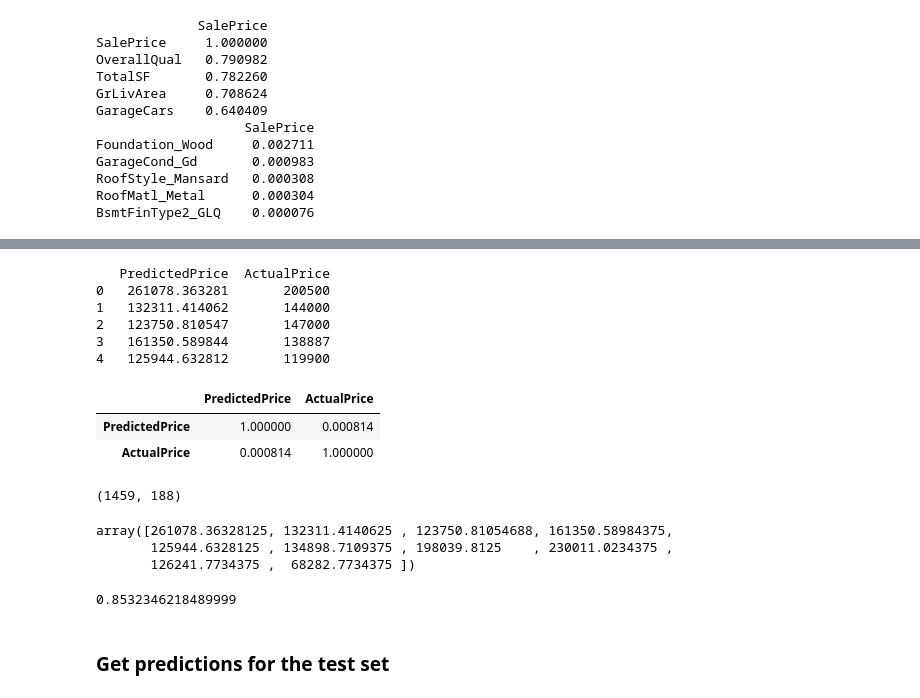
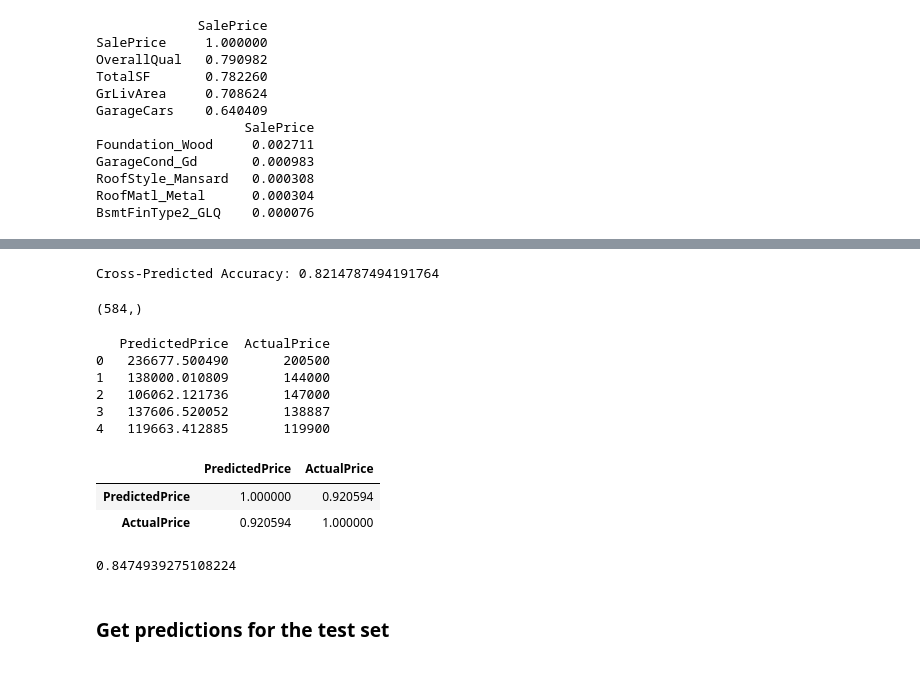
Before and after one commit to cgoeser1/MSDS422_course_assignments, a Jupyter notebook: AmesHousing(2021OCT10).ipynb, the cells around one changed output, grey strips where cells are left out. Saved outputs shown, nothing was run; the diff lists cells and outputs as text; code cells hidden in the pictures.

```diff
--- a/AmesHousing(2021OCT10).ipynb
+++ b/AmesHousing(2021OCT10).ipynb
@@ -812,5 +812,5 @@ RoofMatl_Metal      0.000304
 BsmtFinType2_GLQ    0.000076
 # %%
 ## set correlation threshold for features to keep.
-keep_threshold = 0.05
+keep_threshold = 0.25
 # %%
@@ -823,6 +823,7 @@ len(train_scaled_keep_list)
 # %%
 ## keep_features
+X_keep = X[train_scaled_keep_list]
 X_train_keep = X_train[train_scaled_keep_list]
 X_test_keep = X_test[train_scaled_keep_list]
-len(X_test_keep.columns), len(X_train_keep.columns)
+len(X_keep.columns)  #, len(X_train_keep.columns)
 # %% [output]
@@ -846,0 +847,14 @@ print(len(lin_reg.coef_))
+# %%
+# Using sklearn linear regression module:
+
+## Build the model
+from sklearn.linear_model import LinearRegression
+lin_reg = LinearRegression()
+est = lin_reg.fit(X_keep, y)
+print(est.score(X_keep, y))
+
+#est2 = lin_reg.fit(X_test_keep, y_test)
+#print(est2.score(X_test_keep, y_test))
+
+print(lin_reg.intercept_)
+print(len(lin_reg.coef_))
@@ -847,42 +884,40 @@ print(len(lin_reg.coef_))
+# %%
+accuracy = metrics.r2_score(y, predictions)
+print(f"Cross-Predicted Accuracy: {accuracy}")
+# %% [output]
+Cross-Predicted Accuracy: 0.8214787494191764
+# %%
+X_test_predict = lin_reg.predict(X_test_keep)
+X_test_predict.shape
+# %% [output]
+(584,)
 # %%
 # create a dataframe with the predicted sale price for the x_test and the actual prices from y_test
 
-cross_val_df = pd.DataFrame(y_test_predic, columns = ['PredictedPrice'])
+cross_val_df = pd.DataFrame(X_test_predict, columns = ['PredictedPrice'])
 cross_val_df['ActualPrice']= y_test.values
 print(cross_val_df.head())
 # find the correlation between the two
 cross_val_df.corr()
 # %% [output]
    PredictedPrice  ActualPrice
-0   261078.363281       200500
-1   132311.414062       144000
-2   123750.810547       147000
-3   161350.589844       138887
-4   125944.632812       119900
+0   236677.500490       200500
+1   138000.010809       144000
+2   106062.121736       147000
+3   137606.520052       138887
+4   119663.412885       119900
 |  | PredictedPrice | ActualPrice |
-| PredictedPrice | 1.000000 | 0.000814 |
-| ActualPrice | 0.000814 | 1.000000 |
+| PredictedPrice | 1.000000 | 0.920594 |
+| ActualPrice | 0.920594 | 1.000000 |
-# %%
-## Get all the predictor features.
-X_pred = test_scaled[train_scaled_keep_list]  ## list is generated based on threshold
-X_pred.shape
-# %% [output]
-(1459, 188)
-# %%
-
-y_test_predic = lin_reg.predict(X_test_keep)
-y_test_predic[0:10]
-# %% [output]
-array([261078.36328125, 132311.4140625 , 123750.81054688, 161350.58984375,
-       125944.6328125 , 134898.7109375 , 198039.8125    , 230011.0234375 ,
-       126241.7734375 ,  68282.7734375 ])
 # %%
+## set the corr as df
+df = cross_val_df.corr()
 # Calculate R^2
-correl = 0.923707
+correl = df.iloc[0,1]
 R_sq = correl*correl
 R_sq
 # %% [output]
-0.8532346218489999
+0.8474939275108224
 # %% [markdown]
 ### **Get predictions for the test set**
 # %%
```
Also changed, not shown: parts of 13 cells of this notebook.
